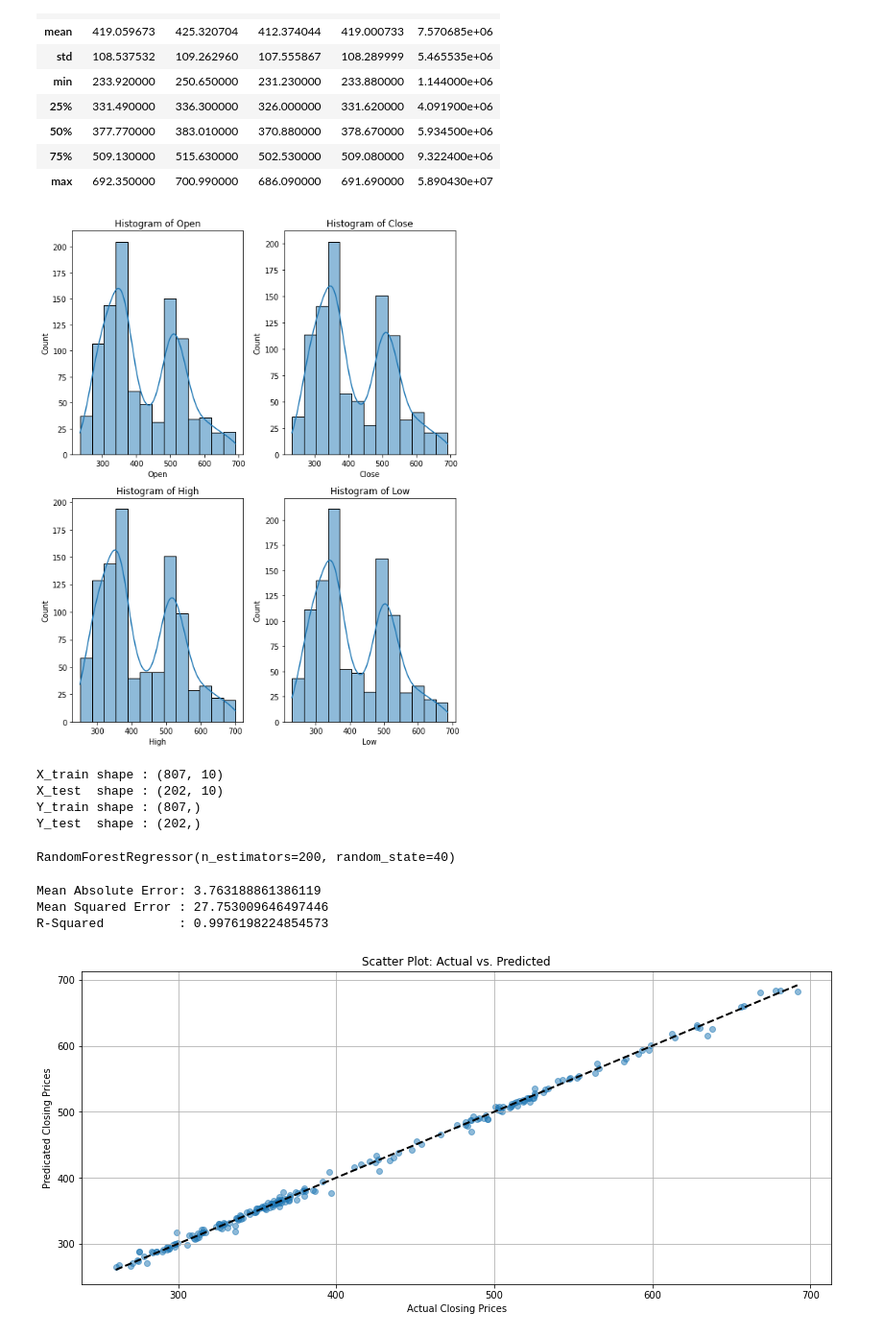
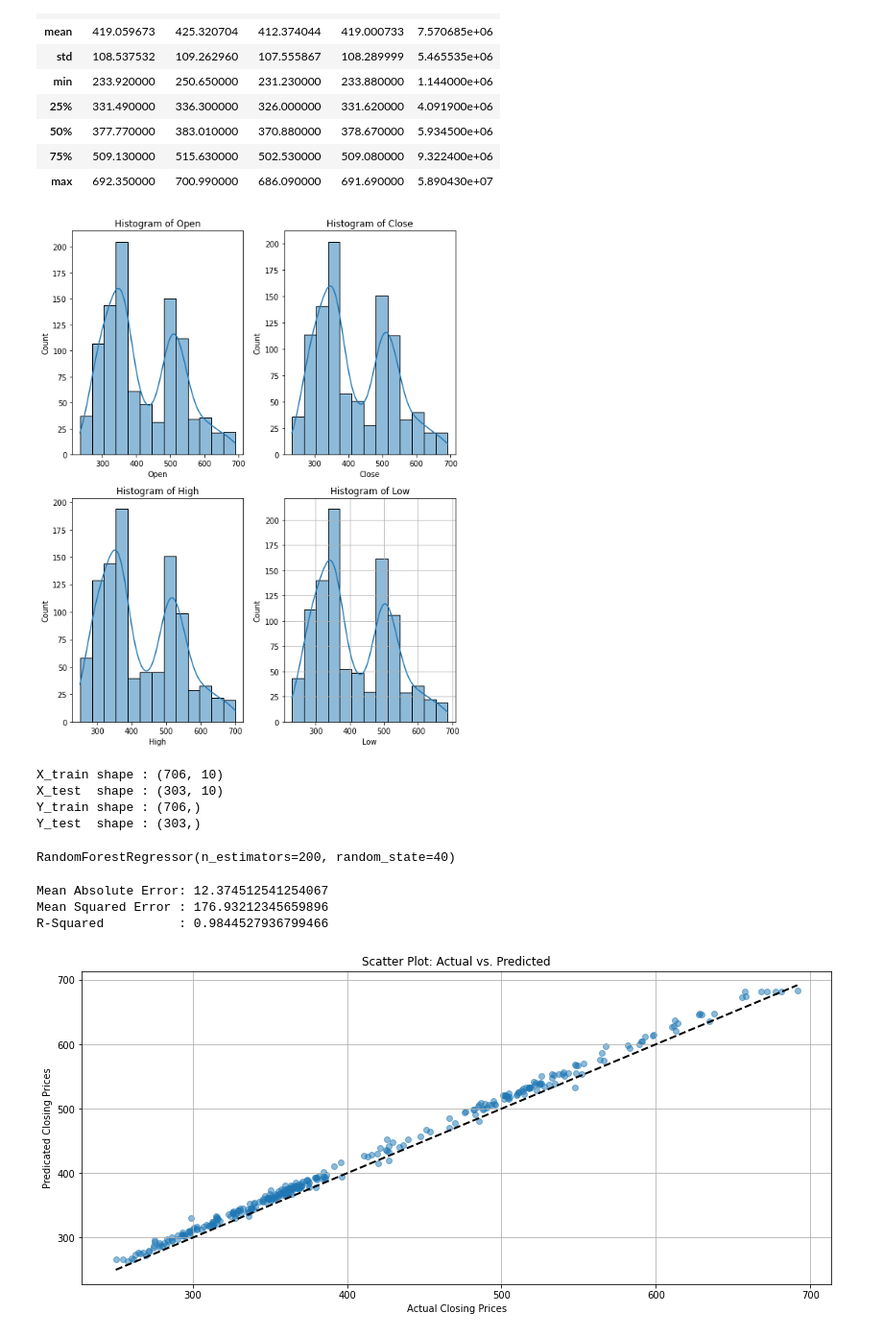
Before and after one commit to is2295/REF, a Jupyter notebook: netflix_Nural_Network_Model_V_1.ipynb, the cells around one changed output. Shown at 96% size. Saved outputs shown, nothing was run; the diff lists cells and outputs as text; code cells hidden in the pictures.

Commit message:
Add files via upload
CNN model successful

```diff
--- a/netflix_Nural_Network_Model_V_1.ipynb
+++ b/netflix_Nural_Network_Model_V_1.ipynb
@@ -132,6 +137,7 @@ netflixStockDF_col = ['Open','Close','High','Low']
 for i, (colm, axes) in enumerate(zip(netflixStockDF_col, axes.flatten())):
   sns.histplot(data=netflixStockDF, x=colm, ax=axes, kde=True)
   axes.set_title(f'Histogram of {colm}')
+plt.grid(True)
 plt.tight_layout()
 # %% [output]
-[figure, old version]
+[figure, new version]
@@ -153,57 +149,49 @@ target_col = 'Close'
 x = netflixStockDF[features]
 y = netflixStockDF[target_col]
 
-#Splitting the data into training and testing sets (80% train, 20% test)
-x_train, x_test, y_train, y_test = train_test_split(x, y, test_size=0.2, random_state=42)
+#Splitting the data into training and testing sets (70% train, 30% test)
+x_train, x_test, y_train, y_test = train_test_split(x, y, test_size=0.3, random_state=42)
 
 print('X_train shape :' ,x_train.shape)
 print('X_test  shape :' ,x_test.shape)
 print('Y_train shape :' ,y_train.shape)
 print('Y_test  shape :' ,y_test.shape)
 # %% [output]
-X_train shape : (807, 10)
-X_test  shape : (202, 10)
-Y_train shape : (807,)
-Y_test  shape : (202,)
+X_train shape : (706, 10)
+X_test  shape : (303, 10)
+Y_train shape : (706,)
+Y_test  shape : (303,)
+# %%
+scaler = StandardScaler()
+
+x_train_scaler = scaler.fit_transform(x_train)
+x_test_scaler  = scaler.fit_transform(x_test)
 # %%
 # Training Randomforestregressor model
 rm_model = RandomForestRegressor(n_estimators=200, random_state=40)
-rm_model.fit(x_train, y_train)
+rm_model.fit(x_train_scaler, y_train)
 # %% [output]
 RandomForestRegressor(n_estimators=200, random_state=40)
 # %%
 # Making prediction
-y_pred = rm_model.predict(x_test)
+y_pred = rm_model.predict(x_test_scaler)
 
 # Evaluating the Model
 mae = mean_absolute_error(y_test, y_pred)
 mse = mean_squared_error(y_test, y_pred)
 r2 = r2_score(y_test, y_pred)
 
 
 print(f"Mean Absolute Error: {mae} ")
 print(f"Mean Squared Error : {mse} ")
 print(f"R-Squared          : {r2}  ")
 
 visualizaiton(y_test, y_pred)
-# interval = 10 # Every 10th Date
-# x_labels = x_test.apply(lambda row: f"{int(row['Month'])}-{int(row['Day'])}", axis=1).values
-# # Plotting the Results
-# plt.figure(figsize=(14, 8))
-# plt.plot(y_test.values, label = 'Actual', linestyle='-', marker='o', linewidth = 2)
-# plt.plot(y_pred, label = 'Predicted', linestyle='--', marker='x', linewidth = 2)
-# plt.xlabel('Time (month-Day)')
-# plt.ylabel('Stock Price')
-# plt.legend()
-# plt.title('Actual vs. Predicted Closing Prices')
-# plt.grid(True)
-# plt.xticks(range(len(y_test))[::interval], x_labels[::interval], rotation=45)
-# plt.show()
 # %% [output]
-Mean Absolute Error: 3.763188861386119
-Mean Squared Error : 27.753009646497446
-R-Squared          : 0.9976198224854573
+Mean Absolute Error: 12.374512541254067
+Mean Squared Error : 176.93212345659896
+R-Squared          : 0.9844527936799466
-[figure, old version]
+[figure, new version]
 # %%
 from sklearn.model_selection import GridSearchCV
 
```
Also changed, not shown: parts of 10 cells of this notebook.
